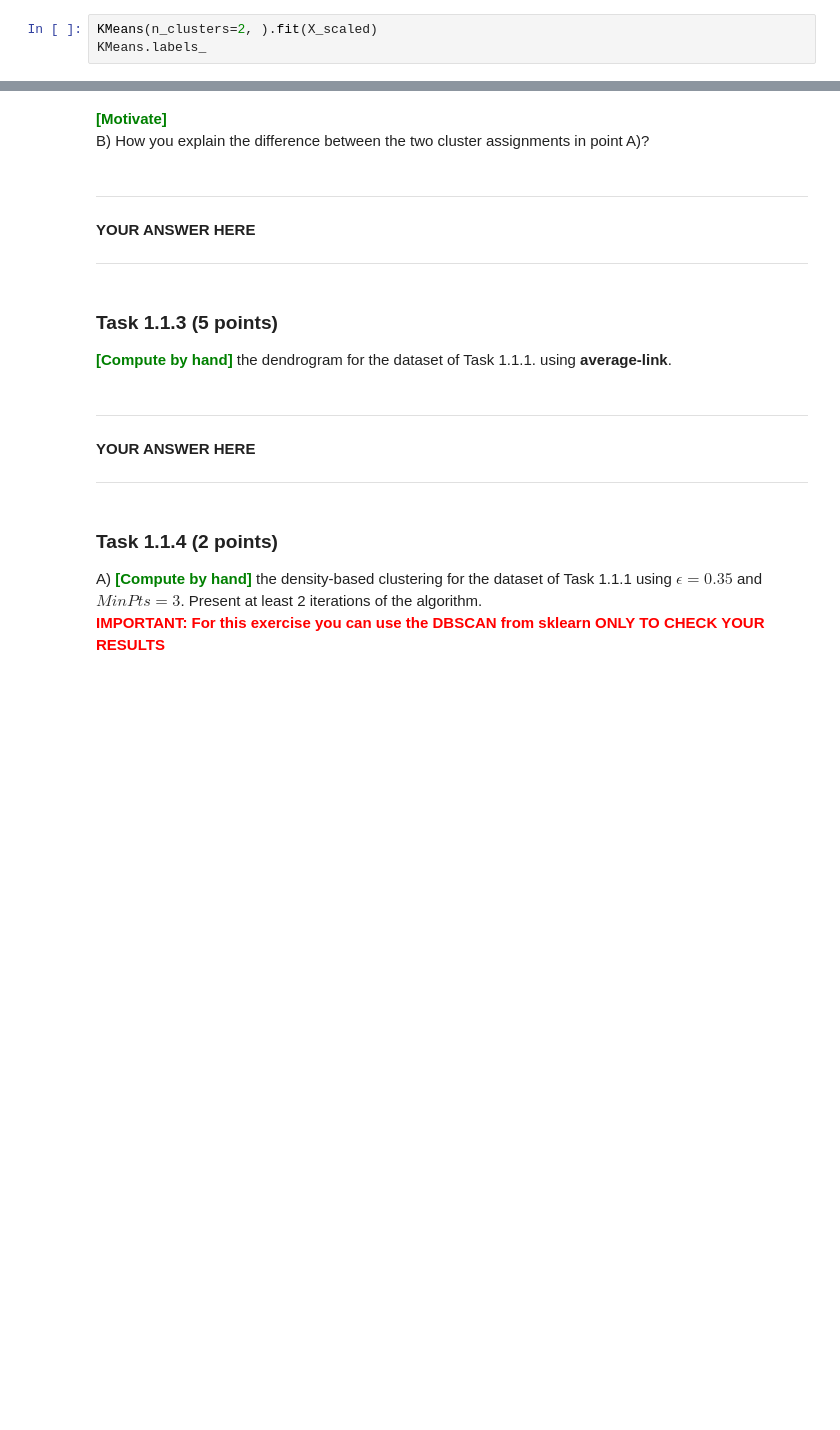
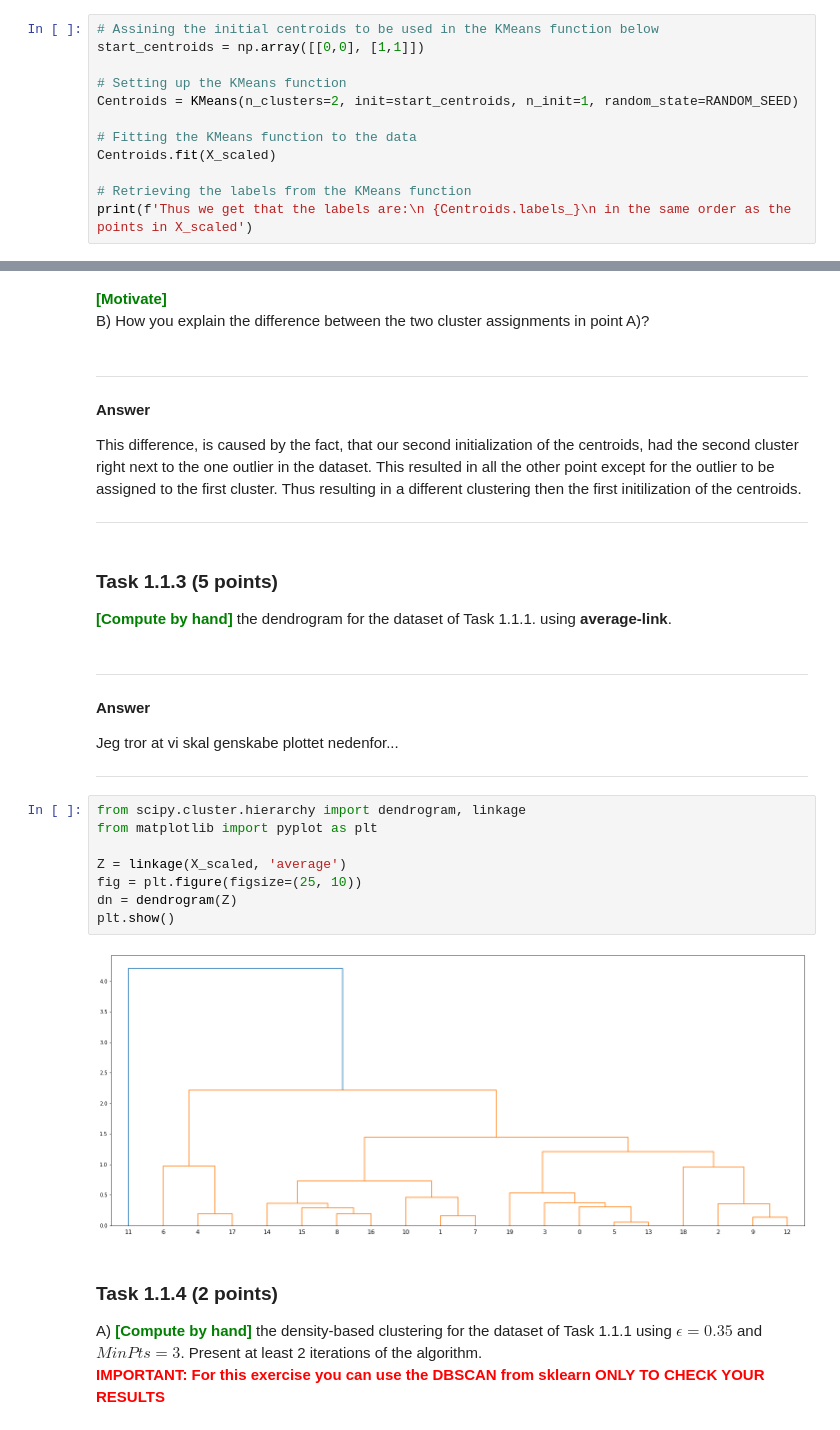
Before and after one commit to BjarkiKassOlsen/DM-Hand-In, a Jupyter notebook: handins/handin1.ipynb, the cells around one changed output, grey strips where cells are left out. Cells and saved outputs as stored; diff of their text form; blank space fills up the shorter version.

```diff
--- a/handins/handin1.ipynb
+++ b/handins/handin1.ipynb
@@ -146,4 +146,13 @@ print(C2)
 # %%
-KMeans(n_clusters=2, ).fit(X_scaled)
-KMeans.labels_
+# Assining the initial centroids to be used in the KMeans function below
+start_centroids = np.array([[0,0], [1,1]])
+
+# Setting up the KMeans function
+Centroids = KMeans(n_clusters=2, init=start_centroids, n_init=1, random_state=RANDOM_SEED)
+
+# Fitting the KMeans function to the data
+Centroids.fit(X_scaled)
+
+# Retrieving the labels from the KMeans function
+print(f'Thus we get that the labels are:\n {Centroids.labels_}\n in the same order as the points in X_scaled')
 # %% [output]
@@ -161,15 +197,32 @@ A) Show two examples with two different initial cluster assignments that lead to
 B) How you explain the difference between the two cluster assignments in point A)?
 # %% [markdown]
 *******************
-**YOUR ANSWER HERE**
+**Answer**
+
+This difference, is caused by the fact, that our second initialization of the centroids, had the second cluster right next to the one outlier in the dataset. This resulted in all the other point except for the outlier to be assigned to the first cluster. Thus resulting in a different clustering then the first initilization of the centroids.
+
+
 ******************
 # %% [markdown]
 ### Task 1.1.3 (5 points)
 <span style='color: green'>**\[Compute by hand\]**</span> the dendrogram for the dataset of Task 1.1.1. using **average-link**.
 # %% [markdown]
 *******************
-**YOUR ANSWER HERE**
+**Answer**
+
+Jeg tror at vi skal genskabe plottet nedenfor...
+
 ******************
+# %%
+from scipy.cluster.hierarchy import dendrogram, linkage
+from matplotlib import pyplot as plt
+
+Z = linkage(X_scaled, 'average')
+fig = plt.figure(figsize=(25, 10))
+dn = dendrogram(Z)
+plt.show()
+# %% [output]
+[figure, added]
 # %% [markdown]
 ### Task 1.1.4 (2 points)
 A) <span style='color: green'>**\[Compute by hand\]**</span> the density-based clustering for the dataset of Task 1.1.1 using $\epsilon=0.35$ and $MinPts=3$. Present at least 2 iterations of the algorithm.<br>
```
Also changed, not shown: parts of 8 cells of this notebook.
